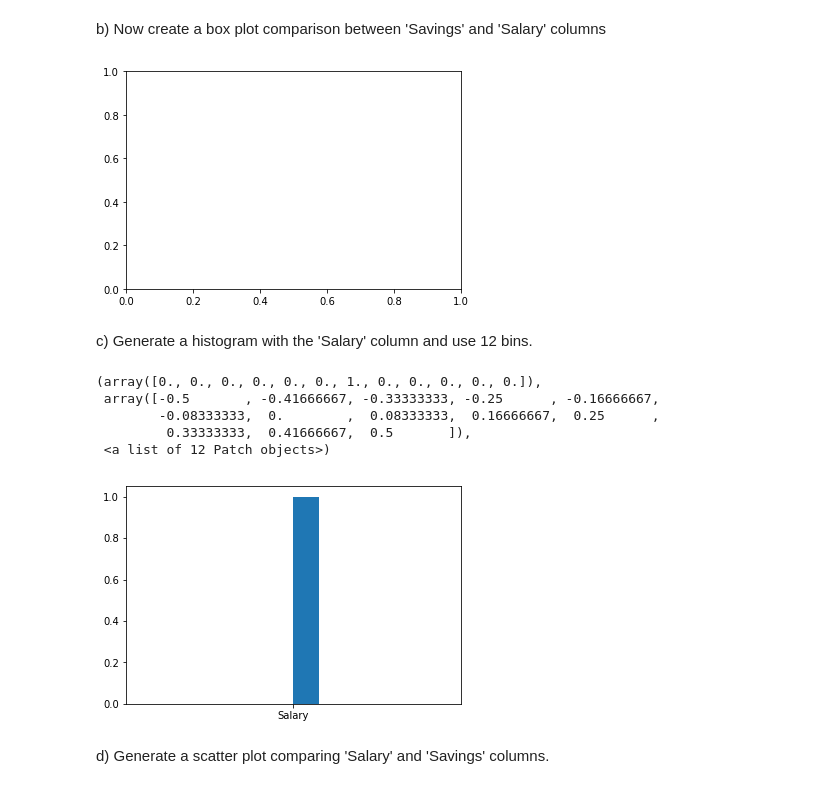
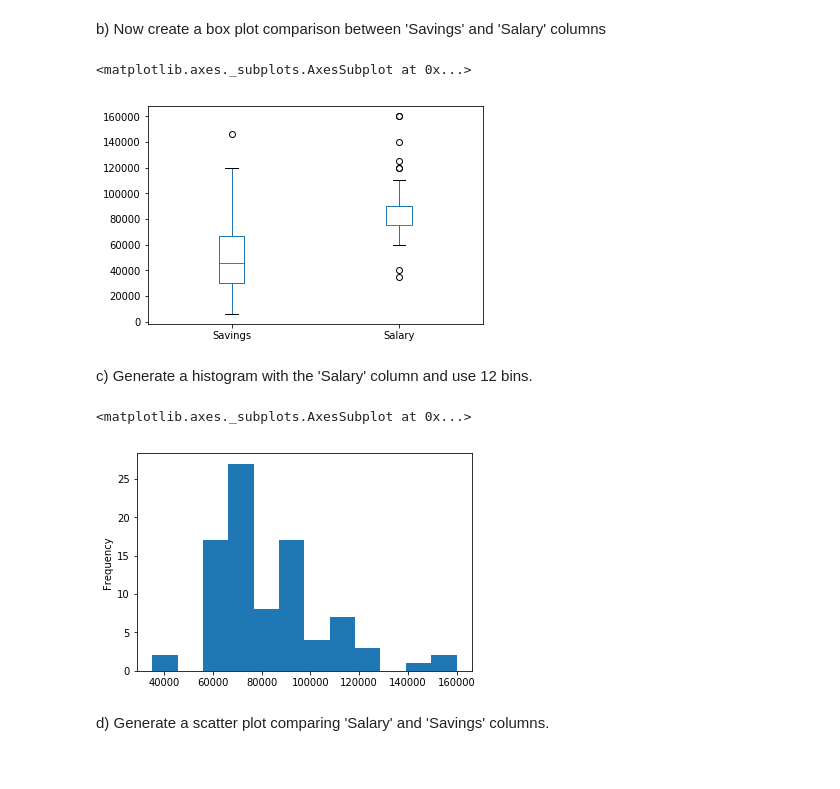
Before and after one commit to paul-ontita/data_analysis-, a Jupyter notebook: Pandas Analysis Assignment 1.ipynb, the cells around one changed output. Drawn from its saved outputs; the diff is of its cells as text; code cells hidden in the pictures.

```diff
--- a/Pandas Analysis Assignment 1.ipynb
+++ b/Pandas Analysis Assignment 1.ipynb
@@ -216,22 +205,17 @@ ValueError: too many values to unpack (expected 2)
 b) Now create a box plot comparison between 'Savings' and 'Salary' columns
 # %%
 #b) (1)
-savings_salary = ["Savings", "Salary"]
-plt.box(savings_salary)
-plt.show()
+alumni[['Savings','Salary']].plot(kind ='box')
 # %% [output]
+<matplotlib.axes._subplots.AxesSubplot at 0x...>
-[figure, old version]
+[figure, new version]
 # %% [markdown]
 c) Generate a histogram with the 'Salary' column and use 12 bins.
 # %%
 #c) (1)
-plt.hist(x = 'Salary',bins= 12 )
+alumni['Salary'].plot(kind = 'hist', bins = 12)
 # %% [output]
-(array([0., 0., 0., 0., 0., 0., 1., 0., 0., 0., 0., 0.]),
- array([-0.5       , -0.41666667, -0.33333333, -0.25      , -0.16666667,
-        -0.08333333,  0.        ,  0.08333333,  0.16666667,  0.25      ,
-         0.33333333,  0.41666667,  0.5       ]),
- <a list of 12 Patch objects>)
+<matplotlib.axes._subplots.AxesSubplot at 0x...>
-[figure, old version]
+[figure, new version]
 # %% [markdown]
 d) Generate a scatter plot comparing 'Salary' and 'Savings' columns.
```
Also changed, not shown: parts of 5 cells of this notebook.
